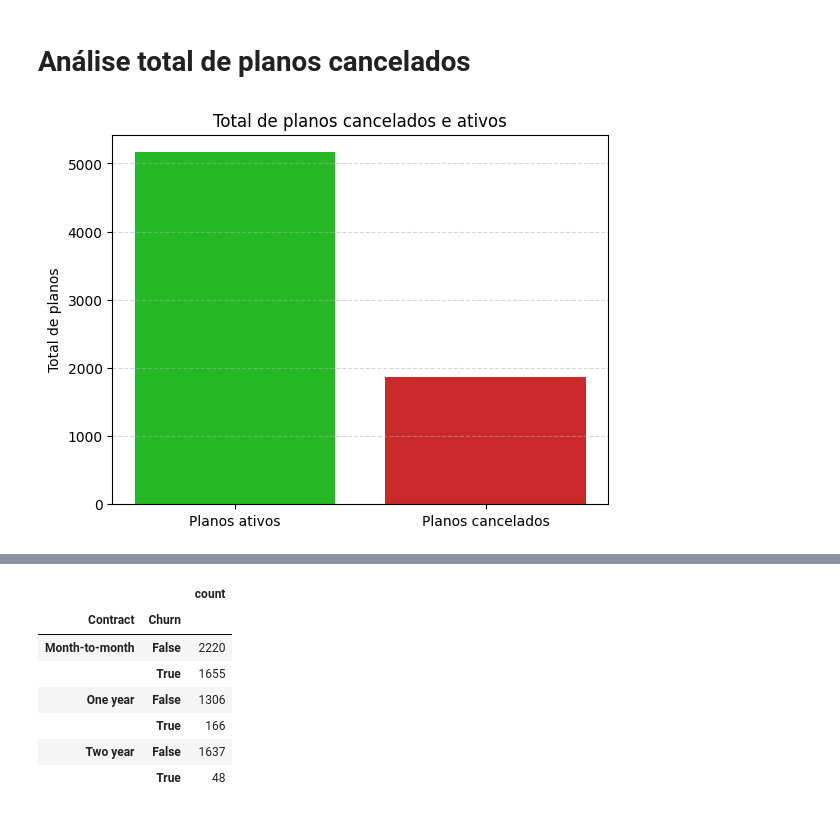
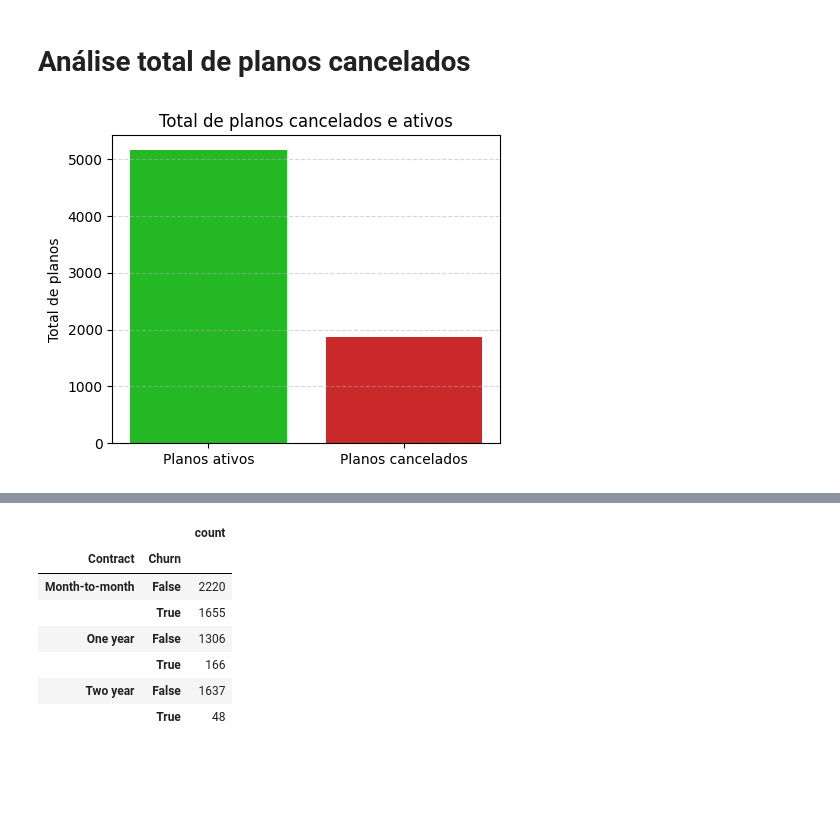
Before and after one commit to BrunoMoraesBSM/DesafioTelecomX, a Jupyter notebook: Challenge.ipynb, the cells around one changed output, grey strips where cells are left out. Cells and saved outputs as stored; diff of their text form; code cells hidden in the pictures; blank space fills up the shorter version.

```diff
--- a/Challenge.ipynb
+++ b/Challenge.ipynb
@@ -13,14 +13,15 @@ dados_completo['ChargesDaily'] = round(dados_completo['ChargesMonthly'] / 30, 2)
 # Análise total de planos cancelados
 # %%
 percentul_churn = dados_completo['Churn'].value_counts()
+plt.figure(figsize=(5,4))
 
 plt.bar(height=percentul_churn, x=['Planos ativos', 'Planos cancelados'], color=['#24B824', '#CA2929'])
 plt.grid(linestyle="--", axis='y', alpha=0.5)
 plt.title('Total de planos cancelados e ativos')
 plt.ylabel('Total de planos')
 plt.show()
 # %% [output]
-[figure, old version]
+[figure, new version]
 # %%
 data = dados_completo.groupby(['gender', 'Churn']).size().unstack()
 
```
Also changed, not shown: parts of 12 cells of this notebook, 1 other file.
